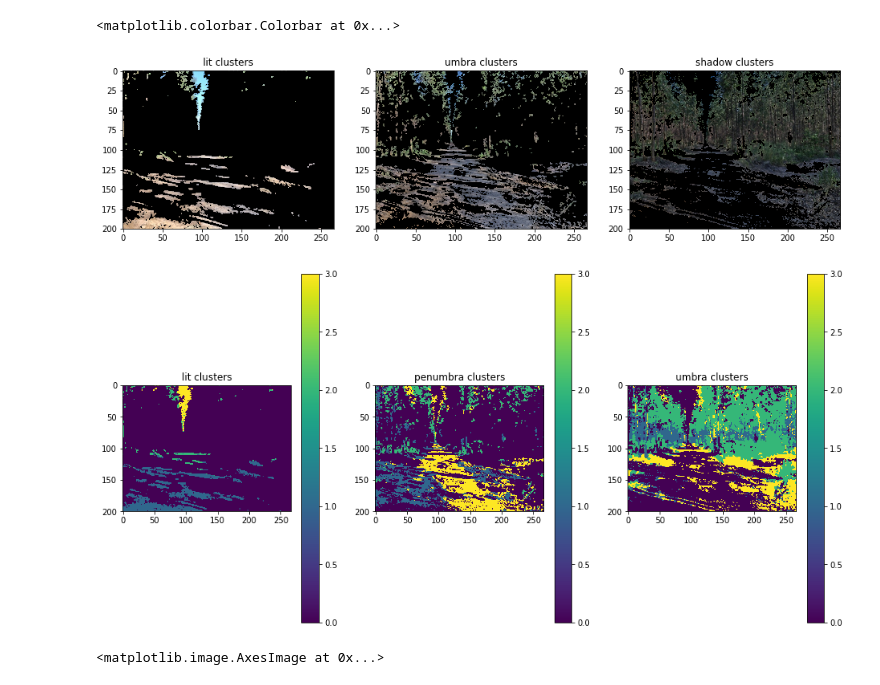
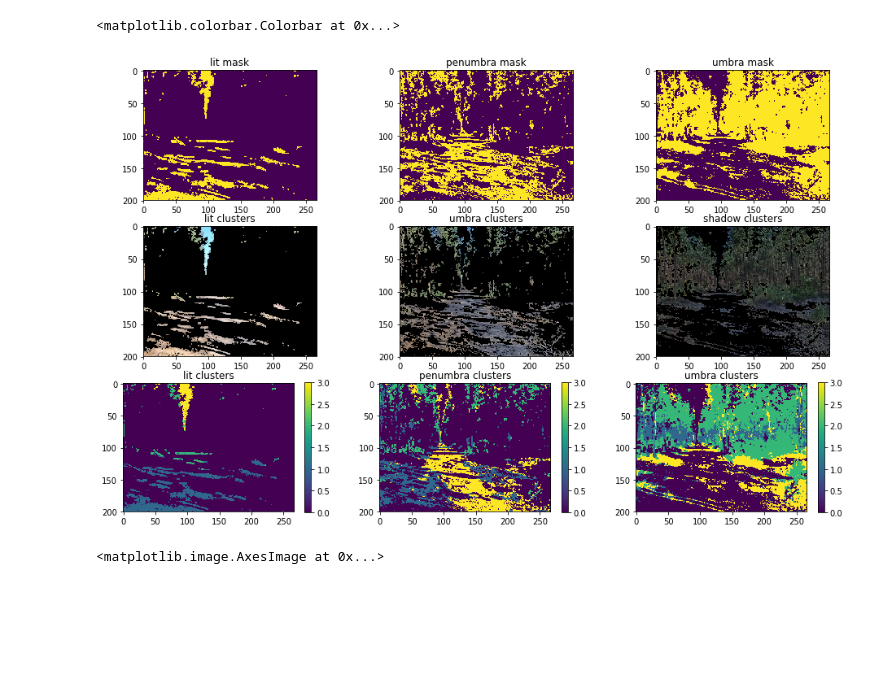
Before and after one commit to horitahiroshi/shadow-denoising, a Jupyter notebook: notebook/4thTry.ipynb, the cells around one changed output. Cells and saved outputs as stored; diff of their text form; code cells hidden in the pictures; blank space fills up the shorter version.

Commit message:
python script with complete algorithm of shadow removal

```diff
--- a/notebook/4thTry.ipynb
+++ b/notebook/4thTry.ipynb
@@ -102,7 +88,7 @@ def range_adjustment(img,minvalue=0,maxvalue=255):
 # %%
 img = imageio.imread("../images/shadow5.jpg")
 for i in range(3):
-    img[:,:,i] = adaptive_denoising(img[:,:,i],3,0.005,"average")
+    img[:,:,i] = adaptive_denoising(img[:,:,i],3,0.005,"robust")
 # %%
 # find the closest cluster to the example pixel
 def closest_cluster(centroids, example):
@@ -174,14 +160,10 @@ luminance_centroids = np.array([[np.min(luminance_dataset)],
 # lus = kmeans_routine(luminance_dataset, luminance_centroids, 2, 1)
 lus = kmeans_routine(luminance_dataset, luminance_centroids, luminance_centroids.shape[0], 5)
 
-
-lus = adaptive_denoising(lus, 3, 0.0001, "robust")
+lus = adaptive_denoising(lus, 3, 0.005, "robust",1)
 
 plt.figure(figsize=(16,8))
-plt.subplot(121)
-plt.imshow(img)
-plt.subplot(122)
-plt.imshow(lus)
-plt.colorbar()
+plt.subplot(121); plt.imshow(img); plt.title("original")
+plt.subplot(122); plt.imshow(lus); plt.title("light-penumbra-shadow"); plt.colorbar()
 # %% [output]
 <matplotlib.colorbar.Colorbar at 0x...>
@@ -269,19 +222,21 @@ umbra_centroids=np.array([[255,0,0],
 
 umbra_clusters_mask = kmeans_routine(umbra_dataset, umbra_centroids, 3, 1)
 # %%
-plt.figure(figsize=(16,8))
-plt.subplot(131);plt.imshow(lit_img);plt.title("lit clusters")
-plt.subplot(132);plt.imshow(penumbra_img);plt.title("umbra clusters")
-plt.subplot(133);plt.imshow(umbra_img);plt.title("shadow clusters")
+plt.figure(figsize=(16,10))
+plt.subplot(331);plt.imshow(lit_mask);plt.title("lit mask")
+plt.subplot(332);plt.imshow(penumbra_mask);plt.title("penumbra mask")
+plt.subplot(333);plt.imshow(umbra_mask);plt.title("umbra mask")
 
-plt.figure(figsize=(16,8))
-plt.subplot(131);plt.imshow(lit_clusters_mask);plt.title("lit clusters");plt.colorbar()
-plt.subplot(132);plt.imshow(penumbra_clusters_mask);plt.title("penumbra clusters");plt.colorbar()
-plt.subplot(133);plt.imshow(umbra_clusters_mask);plt.title("umbra clusters");plt.colorbar()
+plt.subplot(334);plt.imshow(lit_img);plt.title("lit clusters")
+plt.subplot(335);plt.imshow(penumbra_img);plt.title("umbra clusters")
+plt.subplot(336);plt.imshow(umbra_img);plt.title("shadow clusters")
+
+plt.subplot(337);plt.imshow(lit_clusters_mask);plt.title("lit clusters");plt.colorbar()
+plt.subplot(338);plt.imshow(penumbra_clusters_mask);plt.title("penumbra clusters");plt.colorbar()
+plt.subplot(339);plt.imshow(umbra_clusters_mask);plt.title("umbra clusters");plt.colorbar()
 # %% [output]
 <matplotlib.colorbar.Colorbar at 0x...>
-[figure, old version]
+[figure, new version]
-[figure, removed]
 # %%
 lit_road = np.zeros(lit_clusters_mask.shape, dtype=np.uint8)
 lit_road[np.where(lit_clusters_mask == 1)] = 1
```
Also changed, not shown: parts of 9 cells of this notebook, 3 other files.
